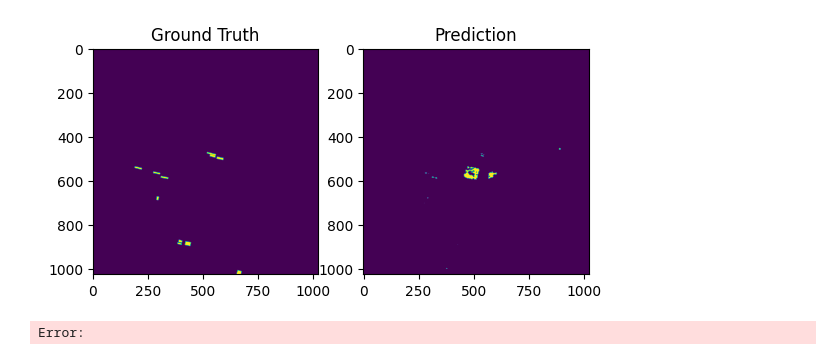
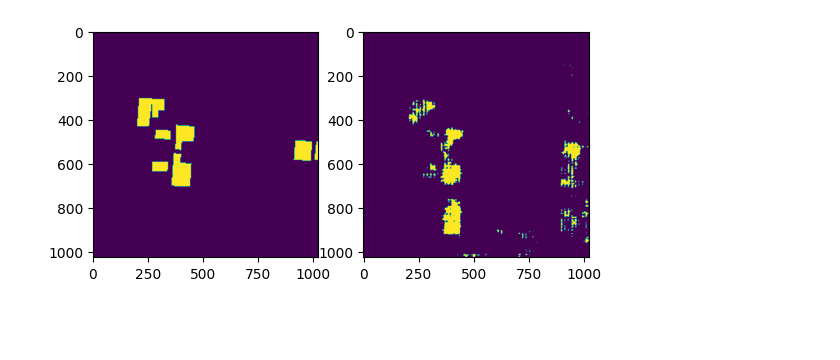
Before and after one commit to tianrun-chen/SAM-Adapter-PyTorch, a Jupyter notebook: test.ipynb, the cells around one changed output. Saved outputs shown, nothing was run; the diff lists cells and outputs as text; code cells hidden in the pictures; blank space fills up the shorter version.

```diff
--- a/test.ipynb
+++ b/test.ipynb
@@ -55,22 +23,25 @@ plt.imshow(img)
 # %%
-# Create subplots using plt.subplots with captions "Ground Truth" and "Prediction"
-good_pred = torch.load('/home/kandelaki/git/SAM-Adapter-PyTorch/examples/pred_15')
-good_gt = torch.load('/home/kandelaki/git/SAM-Adapter-PyTorch/examples/gt_15')
+import torch
+from torchvision import transforms
+from PIL import Image
+gt = torch.load("/home/kandelaki/git/SAM-Adapter-PyTorch/save/gt_0.pt")
+pred = torch.load("/home/kandelaki/git/SAM-Adapter-PyTorch/save/pred_0.pt")
 
-from torchvision import transforms
+gt = gt.squeeze(0)
+gt = gt.squeeze(0)
+pred = pred.squeeze(0)
+pred = pred.squeeze(0)
+pred = pred > 0.5
+# gt = transforms.ToPILImage()(gt.squeeze(0).float())
+# pred = transforms.ToPILImage()(pred.squeeze(0).float())
+gt.size()
+gt_image = transforms.ToPILImage()(gt.float())
+pred_imagre = transforms.ToPILImage()(pred.float())
+
 import matplotlib.pyplot as plt
-good_gt = 1 - good_gt
-good_pred = 1 - good_pred
-threshold = 0.5
-pred = good_pred > threshold
-gt = transforms.ToPILImage()(good_gt.squeeze(0).float())
-pred = transforms.ToPILImage()(pred.squeeze(0).float())
 fig, (ax1, ax2) = plt.subplots(1, 2)
-ax1.imshow(gt)
-ax1.set_title('Ground Truth')
-ax2.imshow(pred)
-ax2.set_title('Prediction')
+ax1.imshow(gt_image)
+ax2.imshow(pred_imagre)
 plt.show()
 # %% [output]
-[figure, old version]
+[figure, new version]
-Error:
```
Also changed, not shown: parts of 15 cells of this notebook, 6 other files.
